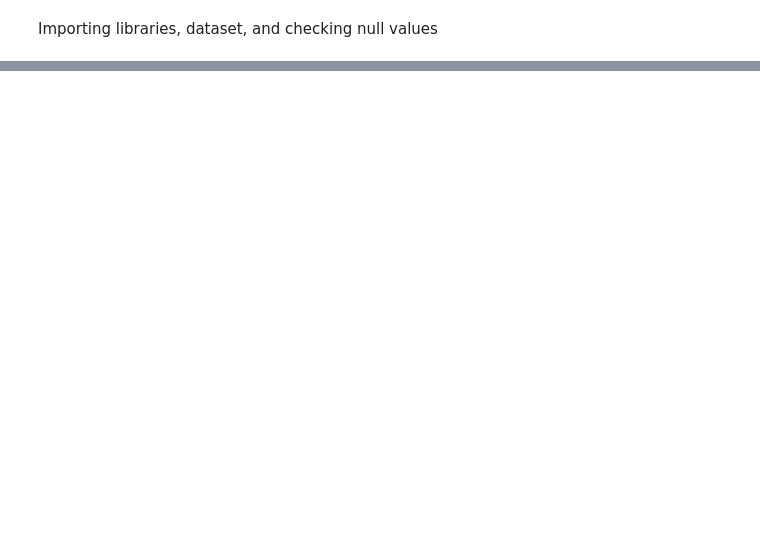
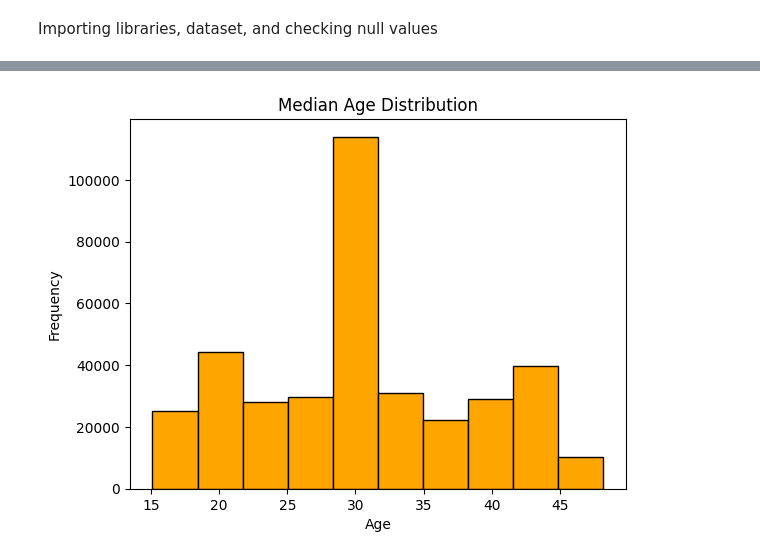
Before and after one commit to AnshSharma16/Machine-learning-with-Python-Projects, a Jupyter notebook: LifeExpectantcyCovidCases.ipynb, the cells around one changed output, grey strips where cells are left out. Drawn from its saved outputs; the diff is of its cells as text; code cells hidden in the pictures; blank space fills up the shorter version.

```diff
--- a/LifeExpectantcyCovidCases.ipynb
+++ b/LifeExpectantcyCovidCases.ipynb
@@ -212,0 +155,8 @@ plt.show()
+# %%
+df['median_age'].plot.hist(color='orange',edgecolor='Black')
+plt.title('Median Age Distribution')
+plt.xlabel('Age')
+plt.ylabel('Frequency')
+plt.show()
+# %% [output]
+[figure, added]
```
Also changed, not shown: parts of 19 cells of this notebook.
